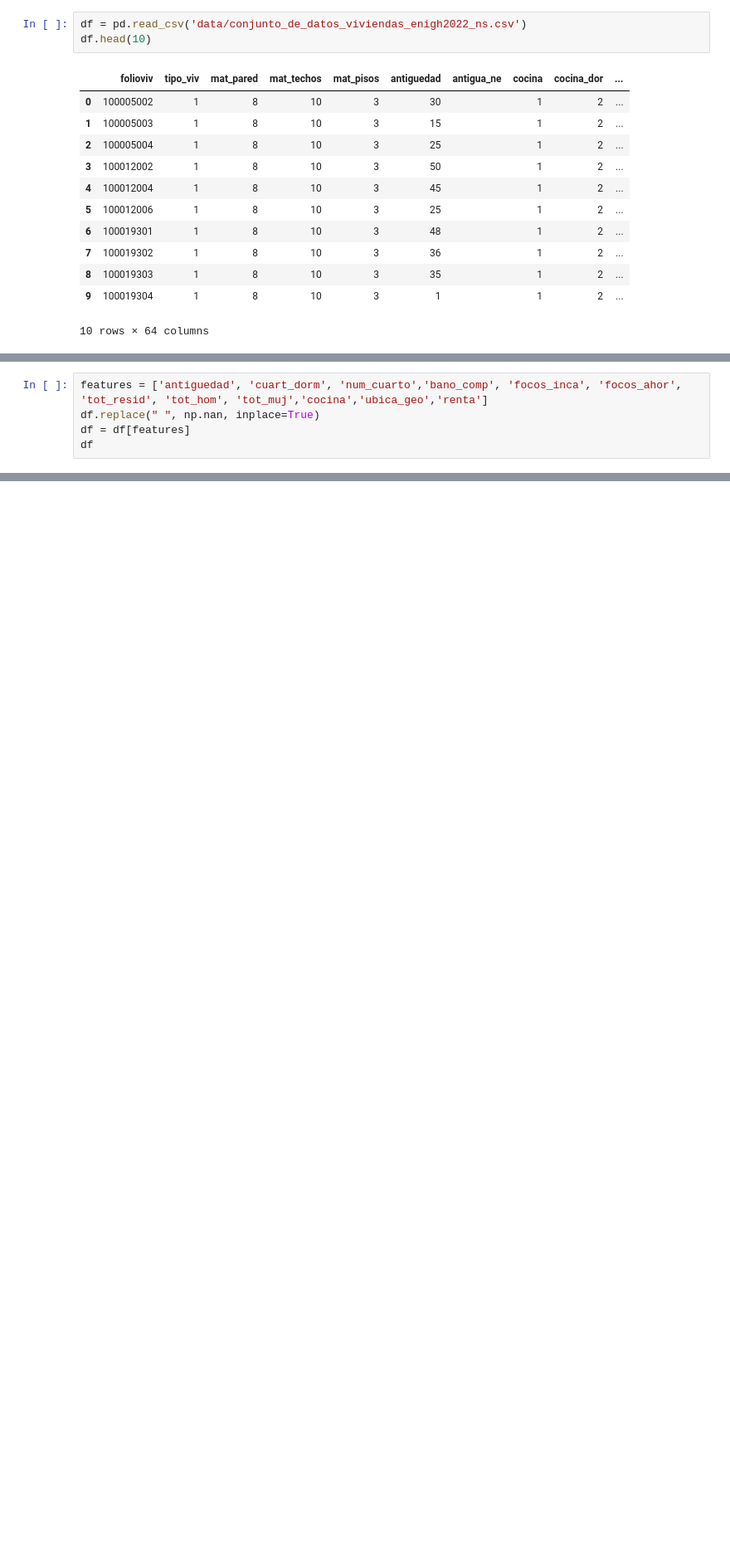
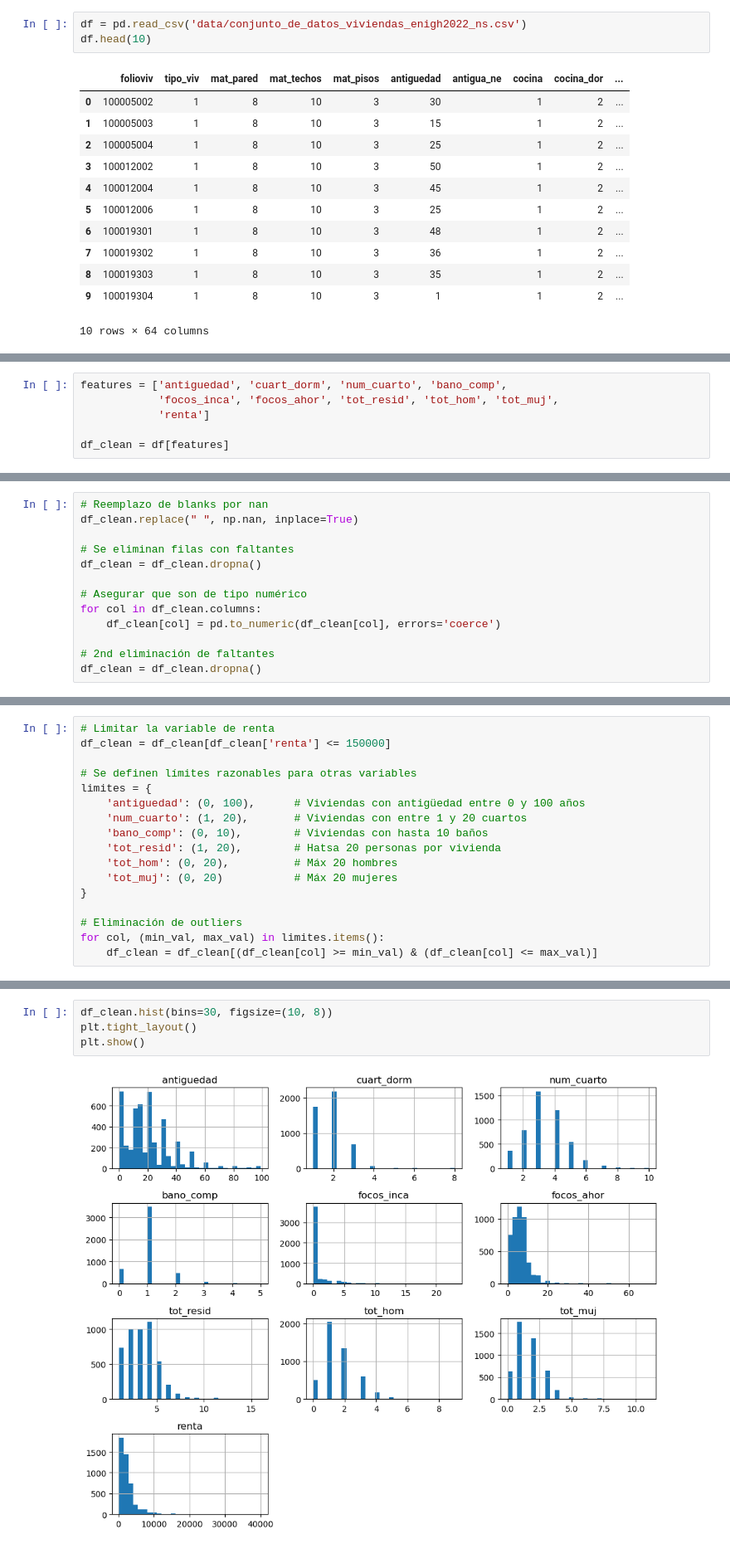
Before and after one commit to iserranoz/up_econometria, a Jupyter notebook: data_processing.ipynb, the cells around one changed output, grey strips where cells are left out. Shown at 83% size. Saved outputs shown, nothing was run; the diff lists cells and outputs as text; blank space fills up the shorter version.

```diff
--- a/data_processing.ipynb
+++ b/data_processing.ipynb
@@ -42,5 +25,6 @@ memory usage: 43.4+ MB
 # %%
-features = ['antiguedad', 'cuart_dorm',	'num_cuarto','bano_comp', 'focos_inca',	'focos_ahor', 'tot_resid', 'tot_hom', 'tot_muj','cocina','ubica_geo','renta']
-df.replace(" ", np.nan, inplace=True)
-df = df[features]
-df
+features = ['antiguedad', 'cuart_dorm', 'num_cuarto', 'bano_comp',
+            'focos_inca', 'focos_ahor', 'tot_resid', 'tot_hom', 'tot_muj',
+            'renta']
+
+df_clean = df[features]
@@ -220,0 +33,13 @@ df.to_parquet('data_enigh_2.parquet')
+# %%
+# Reemplazo de blanks por nan
+df_clean.replace(" ", np.nan, inplace=True)
+
+# Se eliminan filas con faltantes
+df_clean = df_clean.dropna()
+
+# Asegurar que son de tipo numérico
+for col in df_clean.columns:
+    df_clean[col] = pd.to_numeric(df_clean[col], errors='coerce')
+
+# 2nd eliminación de faltantes
+df_clean = df_clean.dropna()
@@ -220,0 +48,17 @@ df.to_parquet('data_enigh_2.parquet')
+# %%
+# Limitar la variable de renta
+df_clean = df_clean[df_clean['renta'] <= 150000]
+
+# Se definen límites razonables para otras variables
+limites = {
+    'antiguedad': (0, 100),      # Viviendas con antigüedad entre 0 y 100 años
+    'num_cuarto': (1, 20),       # Viviendas con entre 1 y 20 cuartos
+    'bano_comp': (0, 10),        # Viviendas con hasta 10 baños
+    'tot_resid': (1, 20),        # Hatsa 20 personas por vivienda
+    'tot_hom': (0, 20),          # Máx 20 hombres
+    'tot_muj': (0, 20)           # Máx 20 mujeres
+}
+
+# Eliminación de outliers
+for col, (min_val, max_val) in limites.items():
+    df_clean = df_clean[(df_clean[col] >= min_val) & (df_clean[col] <= max_val)]
@@ -220,0 +67,6 @@ df.to_parquet('data_enigh_2.parquet')
+# %%
+df_clean.hist(bins=30, figsize=(10, 8))
+plt.tight_layout()
+plt.show()
+# %% [output]
+[figure, added]
```
Also changed, not shown: parts of 24 cells of this notebook, 5 other files.
